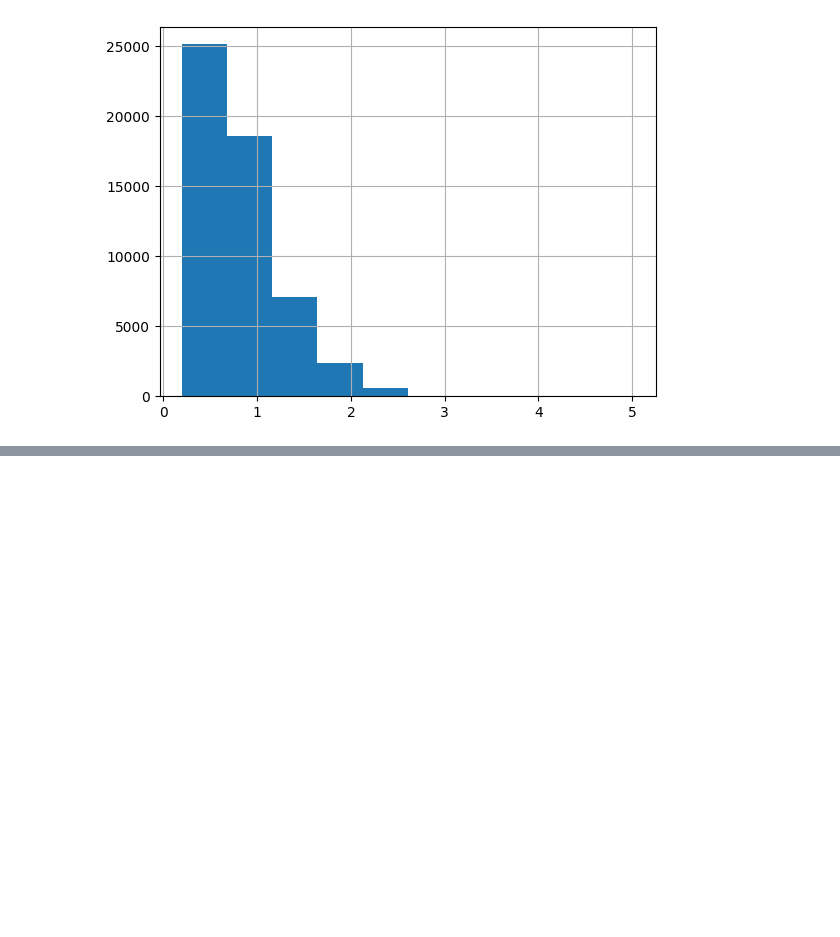
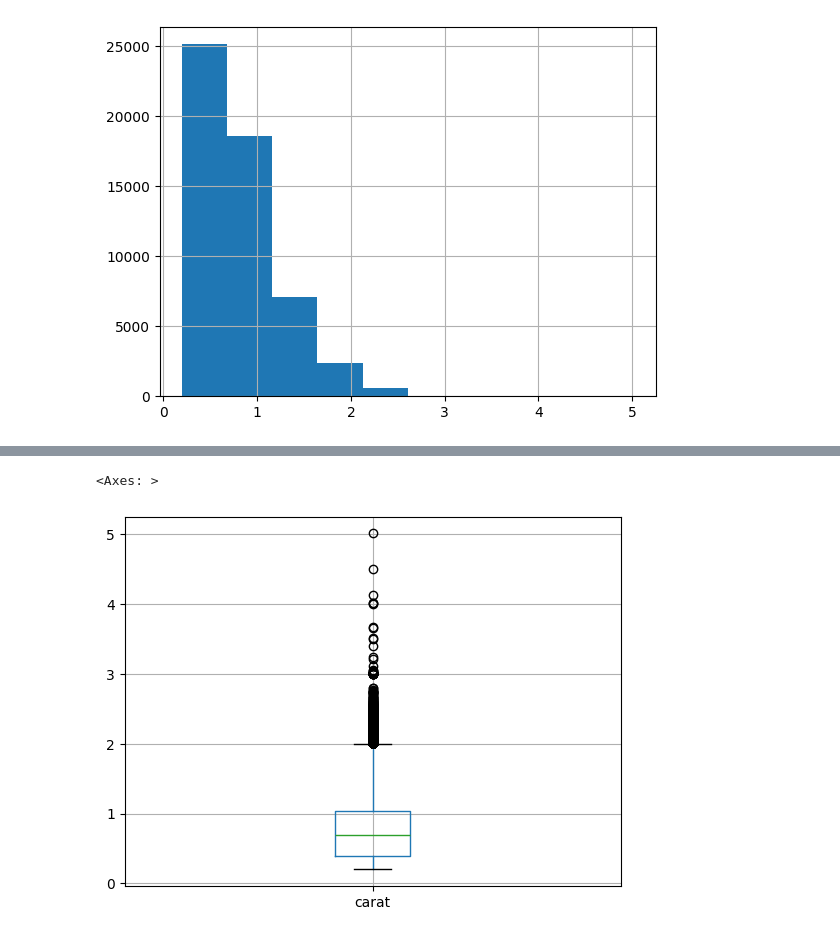
Before and after one commit to Javacream/org.javacream.training.python, a Jupyter notebook: analysis/diamonds/diamonds.ipynb, the cells around one changed output, grey strips where cells are left out. Cells and saved outputs as stored; diff of their text form; code cells hidden in the pictures; blank space fills up the shorter version.

```diff
--- a/analysis/diamonds/diamonds.ipynb
+++ b/analysis/diamonds/diamonds.ipynb
@@ -124,0 +137,5 @@ df['carat'].hist()
+# %%
+df.boxplot(column='carat')
+# %% [output]
+<Axes: >
+[figure, added]
```
Also changed, not shown: parts of 4 cells of this notebook.
